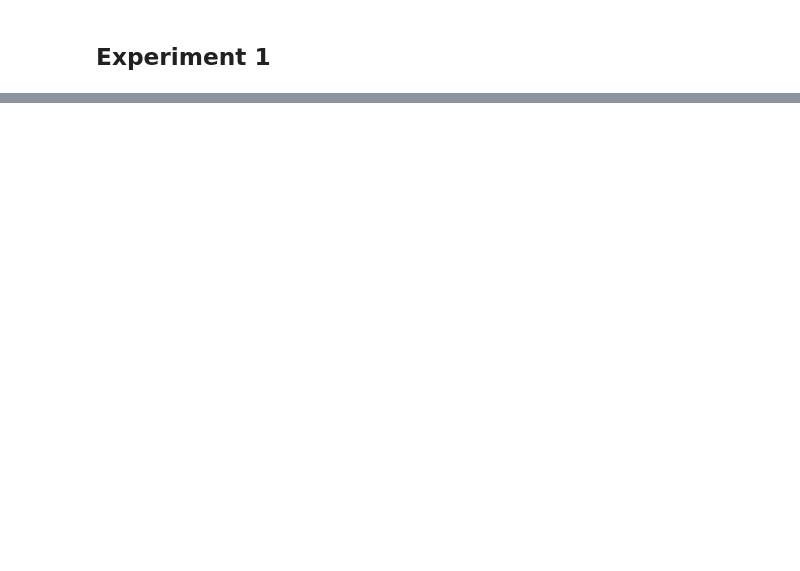
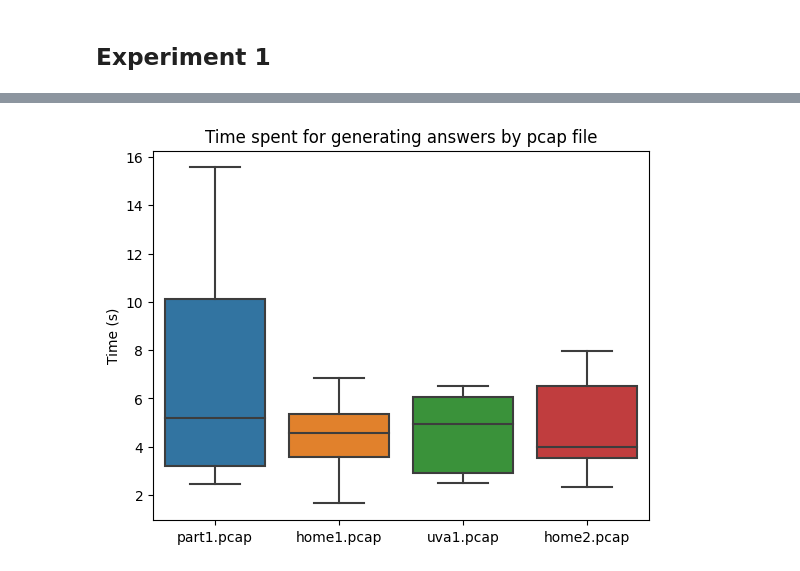
Before and after one commit to Felipetoledo4815/pcap_filter_with_gpt, a Jupyter notebook: experiment_results.ipynb, the cells around one changed output, grey strips where cells are left out. Cells and saved outputs as stored; diff of their text form; code cells hidden in the pictures; blank space fills up the shorter version.

```diff
--- a/experiment_results.ipynb
+++ b/experiment_results.ipynb
@@ -5,0 +10,6 @@ import seaborn as sns
+# %%
+def time_by_pcap(df):
+    boxplot = sns.boxplot(x='pcap_file', y='time', data=df)
+    boxplot.set_xlabel('');
+    boxplot.set_ylabel('Time (s)');
+    boxplot.set_title('Time spent for generating answers by pcap file');
@@ -12,12 +66,13 @@ with open('./experiment/exp1.pkl', 'rb') as f:
 # %%
 # exp1['part1.pcap']
 # %%
-times = []
-status = []
-df = pd.DataFrame(columns=['exp','pcap_file','time', 'status'])
+df1 = pd.DataFrame(columns=['exp', 'pcap_file', 'group_id', 'group_query',
+                   'original_query', 'gpt_query', 'time', 'status'])
 
 for pcap_file, exp in exp1.items():
-    for result in exp:
+    for i, result in enumerate(exp):
         pred = "Correct output" if result['status'] else "Wrong output"
-        row = ['exp1', pcap_file, result['time'], pred]
-        df.loc[len(df)] = row
+        original_query = open(f"mysql_queries/q{result['group_id']+1}.sql", mode='r', encoding='utf-8-sig').read()
+        row = ['exp1', pcap_file, result['group_id'], result['group_query'],
+               original_query, result['gpt_query'], result['time'], pred]
+        df1.loc[len(df1)] = row
@@ -86,0 +99,4 @@ barplot.set_title('Number of correct and wrong answers by experiment');
+# %%
+time_by_pcap(df1)
+# %% [output]
+[figure, added]
```
Also changed, not shown: parts of 36 cells of this notebook, 7 other files.
